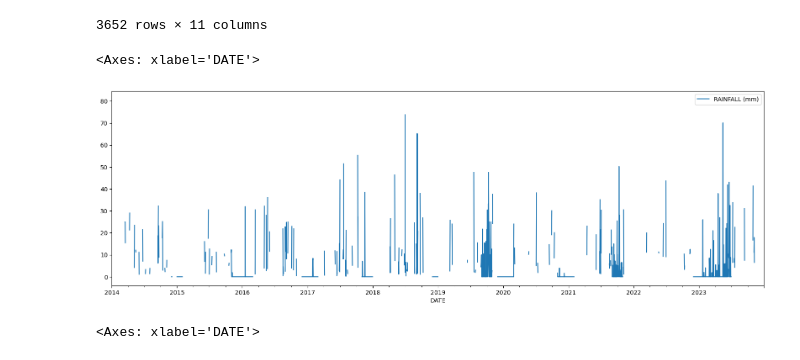
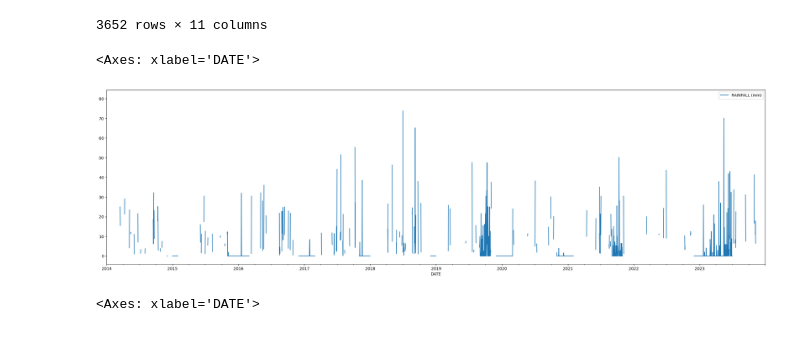
Before and after one commit to Kennyvic/weather-forecast-project, a Jupyter notebook: note1.ipynb, the cells around one changed output. Saved outputs shown, nothing was run; the diff lists cells and outputs as text; code cells hidden in the pictures.

```diff
--- a/note1.ipynb
+++ b/note1.ipynb
@@ -49,10 +49,10 @@ data
 3652 rows × 11 columns
 # %%
 data['RAINFALL (mm)'] = pd.to_numeric(data['RAINFALL (mm)'], errors='coerce')
-data.plot(x='DATE', y='RAINFALL (mm)', figsize=(20,6))
+data.plot(x='DATE', y='RAINFALL (mm)', figsize=(30,8))
 # %% [output]
 <Axes: xlabel='DATE'>
-[figure, old version]
+[figure, new version]
 # %%
 data['Max Temp (°C)'] = pd.to_numeric(data['Max Temp (°C)'], errors='coerce')
 data.plot(x='DATE', y='Max Temp (°C)', figsize=(20,6))
```
Also changed, not shown: parts of 7 cells of this notebook.
